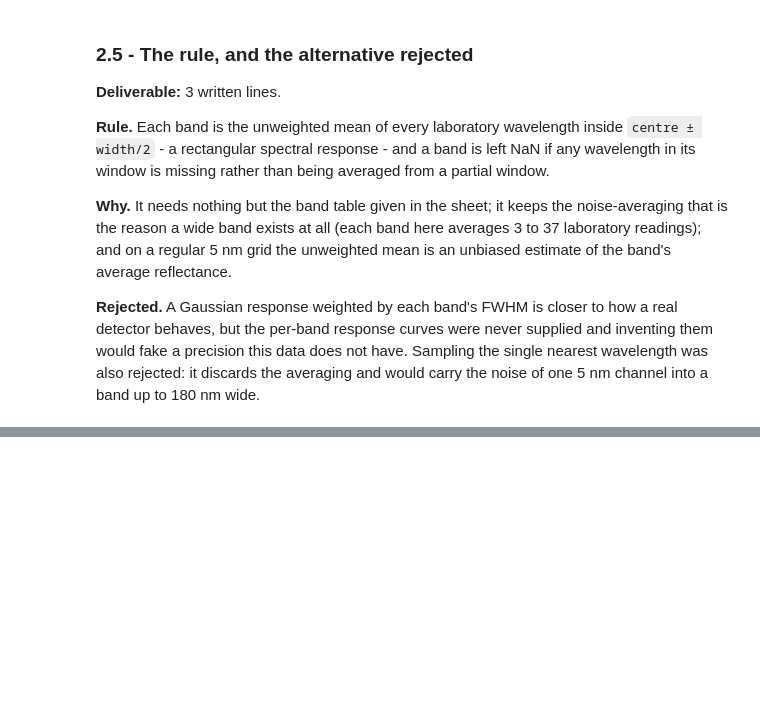
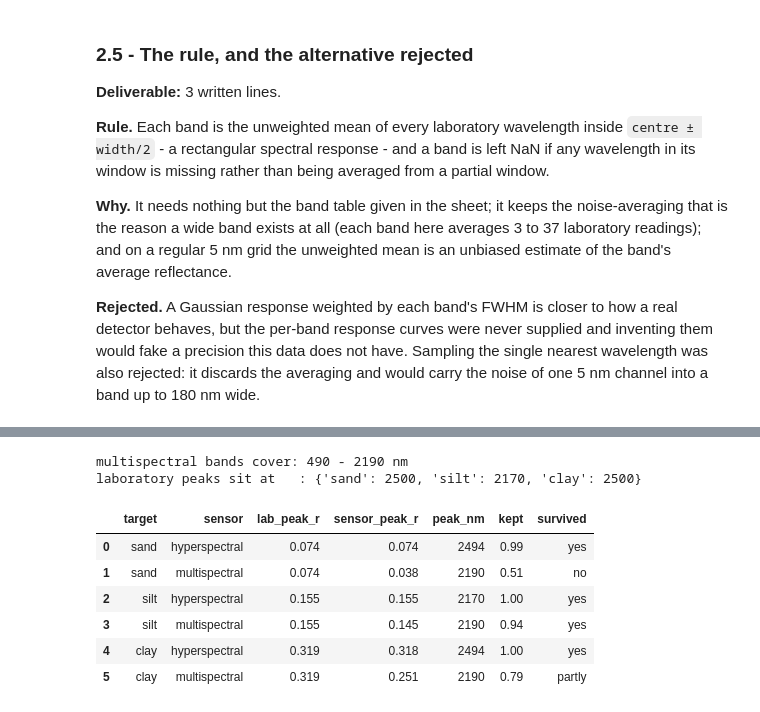
Before and after one commit to Abdelmalek05/soil-texture-from-spectra, a Jupyter notebook: soil_texture_lab.ipynb, the cells around one changed output, grey strips where cells are left out. Drawn from its saved outputs; the diff is of its cells as text; code cells hidden in the pictures; blank space fills up the shorter version.

```diff
--- a/soil_texture_lab.ipynb
+++ b/soil_texture_lab.ipynb
@@ -513,0 +555,33 @@ a band up to 180 nm wide.
+# %%
+# task 3.2: how much of the laboratory correlation each sensor keeps
+rows = []
+for k, t in enumerate(TARGETS):
+    base = abs(R_lab[:, k]).max()
+    for sensor, R_s, nm in [("hyperspectral", R_hyper, nm_hyper),
+                            ("multispectral", R_multi, nm_multi)]:
+        best = np.argmax(abs(R_s[:, k]))
+        kept = abs(R_s[best, k]) / base
+        rows.append({"target": t, "sensor": sensor,
+                     "lab_peak_r": round(base, 3),
+                     "sensor_peak_r": round(abs(R_s[best, k]), 3),
+                     "peak_nm": nm[best],
+                     "kept": round(kept, 2),
+                     "survived": "yes" if kept > 0.9 else "partly" if kept > 0.6 else "no"})
+
+table_32 = pd.DataFrame(rows)
+table_32.to_csv("tables/table_3_2.csv", index=False)
+
+print("multispectral bands cover:", nm_multi.min(), "-", nm_multi.max(), "nm")
+print("laboratory peaks sit at   :",
+      {t: int(WL410[np.argmax(abs(R_lab[:, k]))]) for k, t in enumerate(TARGETS)})
+table_32
+# %% [output]
+multispectral bands cover: 490 - 2190 nm
+laboratory peaks sit at   : {'sand': 2500, 'silt': 2170, 'clay': 2500}
+|  | target | sensor | lab_peak_r | sensor_peak_r | peak_nm | kept | survived |
+| 0 | sand | hyperspectral | 0.074 | 0.074 | 2494 | 0.99 | yes |
+| 1 | sand | multispectral | 0.074 | 0.038 | 2190 | 0.51 | no |
+| 2 | silt | hyperspectral | 0.155 | 0.155 | 2170 | 1.00 | yes |
+| 3 | silt | multispectral | 0.155 | 0.145 | 2190 | 0.94 | yes |
+| 4 | clay | hyperspectral | 0.319 | 0.318 | 2494 | 1.00 | yes |
+| 5 | clay | multispectral | 0.319 | 0.251 | 2190 | 0.79 | partly |
```
Also changed, not shown: parts of 4 cells of this notebook, 3 other files.
